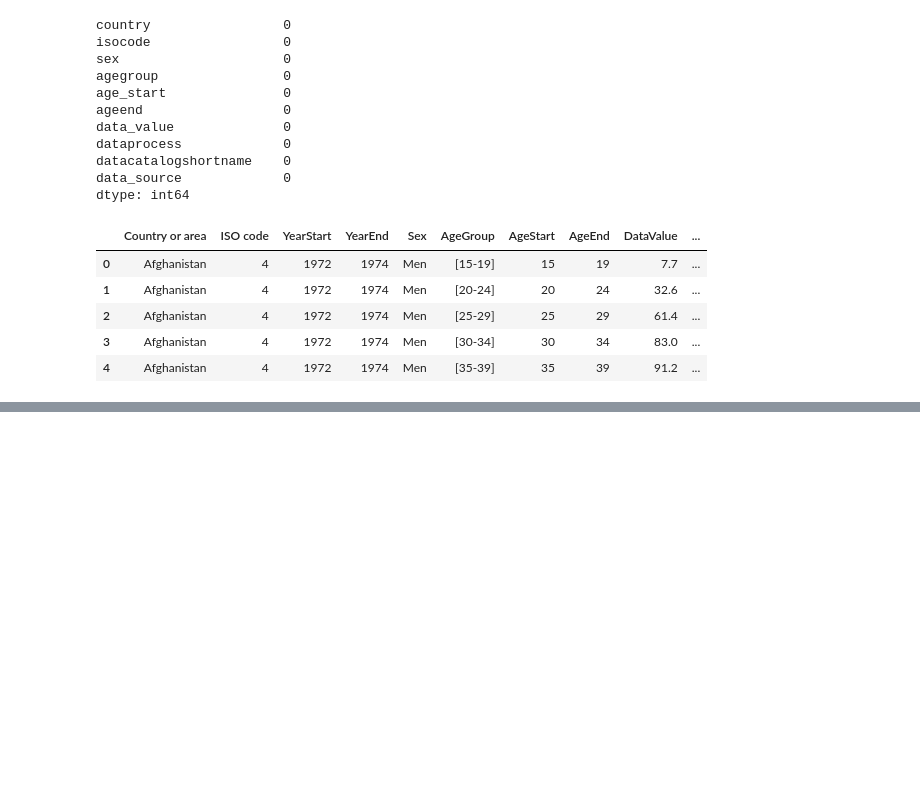
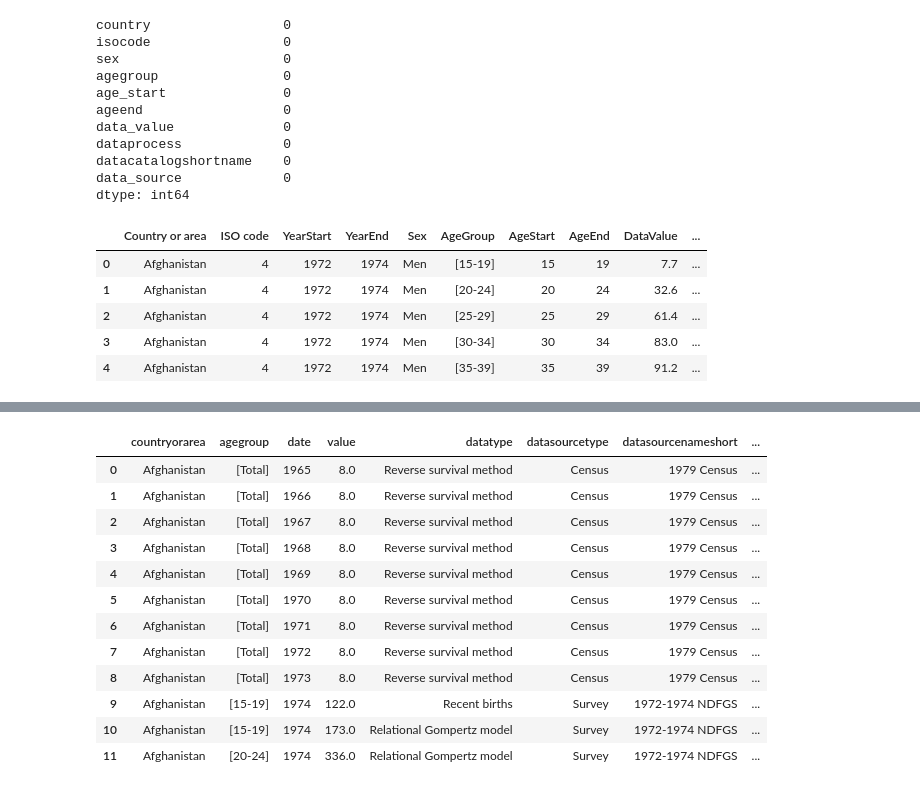
Before and after one commit to YkslB/marriage_statistics, a Jupyter notebook: scripts/Cleaning.ipynb, the cells around one changed output, grey strips where cells are left out. Saved outputs shown, nothing was run; the diff lists cells and outputs as text; code cells hidden in the pictures; blank space fills up the shorter version.

```diff
--- a/scripts/Cleaning.ipynb
+++ b/scripts/Cleaning.ipynb
@@ -703,0 +717,3 @@ df_12.sample(8)
+# %%
+df_13 = pd.read_csv('../data/processed/fertility_indicators_un.csv', header=6, low_memory=False)
+df_13.head()
@@ -703,0 +727,11 @@ df_12.sample(8)
+# %%
+df_13.columns = (df_13.columns
+        .str.lower()
+        .str.strip()
+        .str.replace(' ', '')
+        .str.replace('(', '')
+        .str.replace(')', '')
+        .str.replace('[^0-9a-zA-Z_]','' ,regex= True)
+        )
+
+df_13.sample(6)
@@ -703,0 +746,8 @@ df_12.sample(8)
+# %%
+df_13 = df_13.drop(columns=['countryorareacode','indicator','datasourceinventoryid','surveyprogramme','series','datasourcename','reference','referenceyear'])
+
+df_13.replace({
+    "agegroup": "age_group",
+    "countryorarea": "country",
+    "datatype": "data_type",
+})
@@ -703,0 +768,18 @@ df_12.sample(8)
+# %%
+df_13['date'] = df_13['date'].astype(int)
+df_13['value'] = df_13['value'].round(2)
+df_13.head(12)
+# %% [output]
+|  | countryorarea | agegroup | date | value | datatype | datasourcetype | datasourcenameshort | ... |
+| 0 | Afghanistan | [Total] | 1965 | 8.0 | Reverse survival method | Census | 1979 Census | ... |
+| 1 | Afghanistan | [Total] | 1966 | 8.0 | Reverse survival method | Census | 1979 Census | ... |
+| 2 | Afghanistan | [Total] | 1967 | 8.0 | Reverse survival method | Census | 1979 Census | ... |
+| 3 | Afghanistan | [Total] | 1968 | 8.0 | Reverse survival method | Census | 1979 Census | ... |
+| 4 | Afghanistan | [Total] | 1969 | 8.0 | Reverse survival method | Census | 1979 Census | ... |
+| 5 | Afghanistan | [Total] | 1970 | 8.0 | Reverse survival method | Census | 1979 Census | ... |
+| 6 | Afghanistan | [Total] | 1971 | 8.0 | Reverse survival method | Census | 1979 Census | ... |
+| 7 | Afghanistan | [Total] | 1972 | 8.0 | Reverse survival method | Census | 1979 Census | ... |
+| 8 | Afghanistan | [Total] | 1973 | 8.0 | Reverse survival method | Census | 1979 Census | ... |
+| 9 | Afghanistan | [15-19] | 1974 | 122.0 | Recent births | Survey | 1972-1974 NDFGS | ... |
+| 10 | Afghanistan | [15-19] | 1974 | 173.0 | Relational Gompertz model | Survey | 1972-1974 NDFGS | ... |
+| 11 | Afghanistan | [20-24] | 1974 | 336.0 | Relational Gompertz model | Survey | 1972-1974 NDFGS | ... |
```
Also changed, not shown: parts of 22 cells of this notebook, 1 other file.
